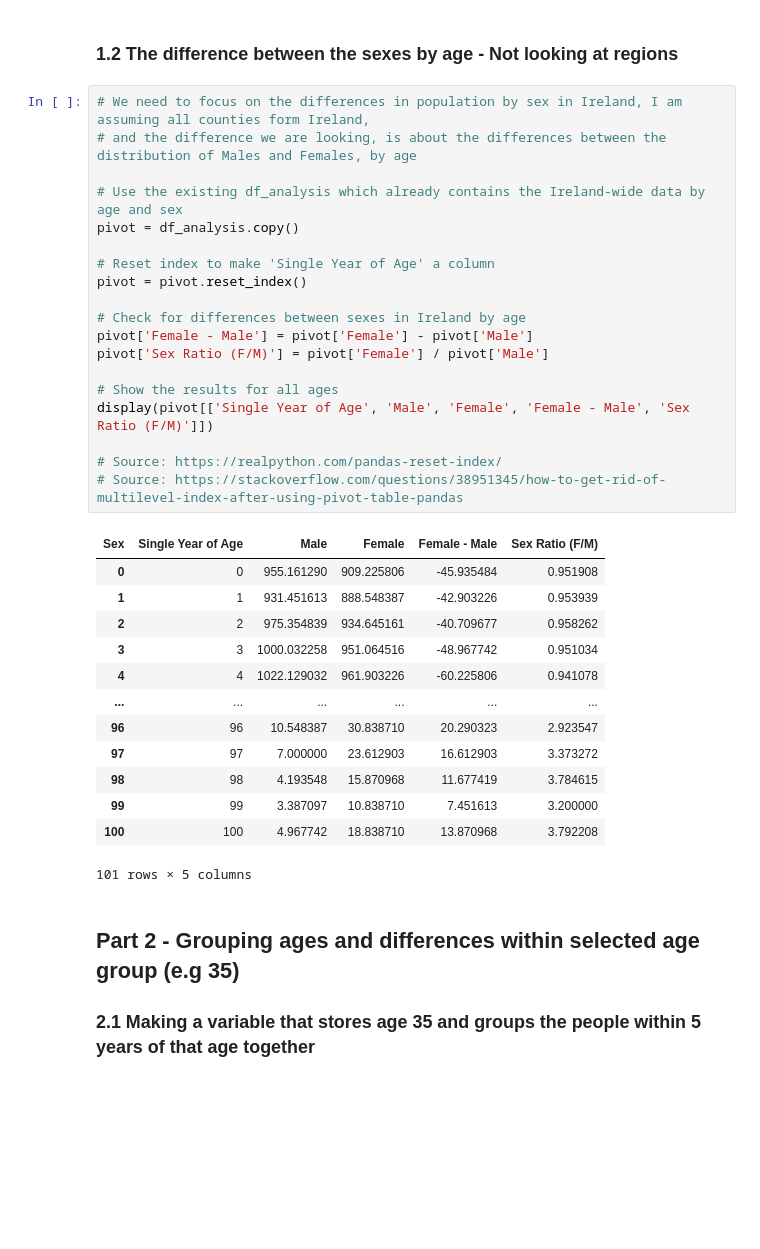
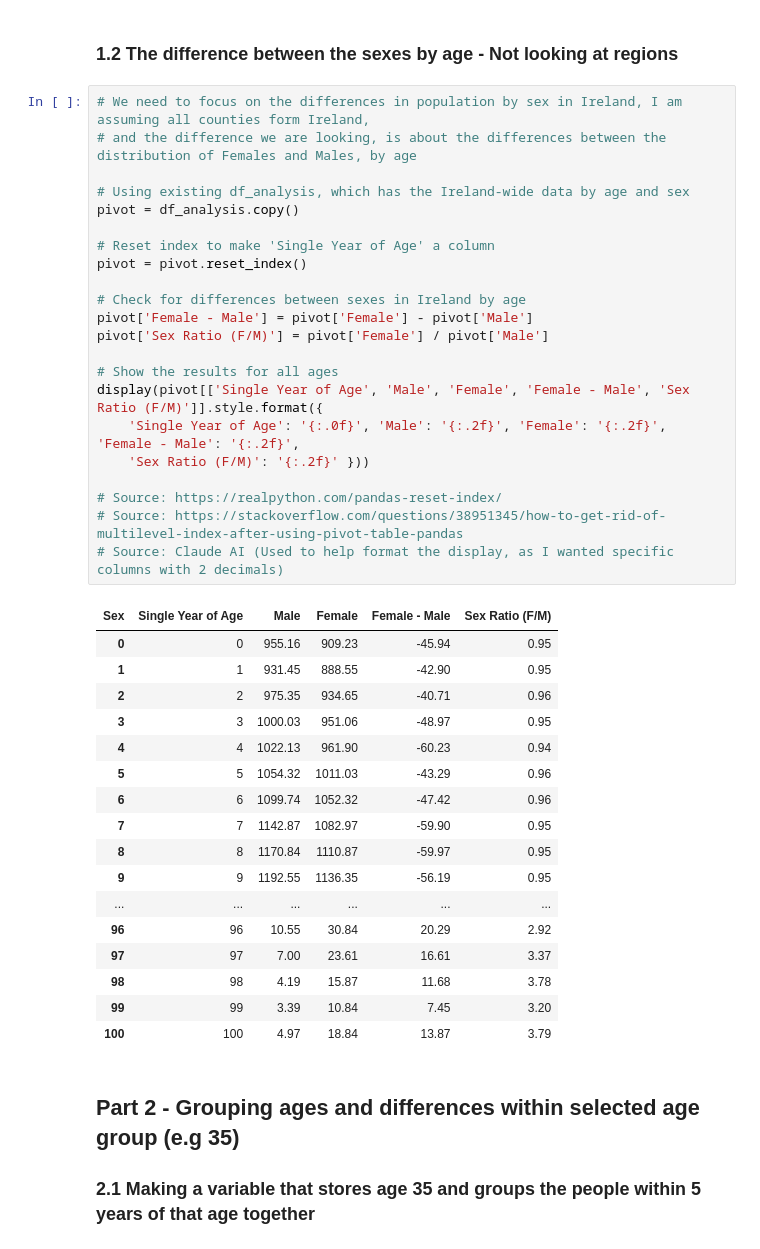
Before and after one commit to marianemcgrath/pfda, a Jupyter notebook: assignment/assignment05_population.ipynb, the cells around one changed output. Cells and saved outputs as stored; diff of their text form; blank space fills up the shorter version.

```diff
--- a/assignment/assignment05_population.ipynb
+++ b/assignment/assignment05_population.ipynb
@@ -146,37 +141,44 @@ Male: 37.7
 ### **1.2 The difference between the sexes by age - Not looking at regions**
 # %%
 # We need to focus on the differences in population by sex in Ireland, I am assuming all counties form Ireland,
-# and the difference we are looking, is about the differences between the distribution of Males and Females, by age
+# and the difference we are looking, is about the differences between the distribution of Females and Males, by age
 
-# Use the existing df_analysis which already contains the Ireland-wide data by age and sex
+# Using existing df_analysis, which has the Ireland-wide data by age and sex
 pivot = df_analysis.copy()
 
 # Reset index to make 'Single Year of Age' a column
 pivot = pivot.reset_index()
 
 # Check for differences between sexes in Ireland by age
 pivot['Female - Male'] = pivot['Female'] - pivot['Male']
 pivot['Sex Ratio (F/M)'] = pivot['Female'] / pivot['Male']
 
 # Show the results for all ages
-display(pivot[['Single Year of Age', 'Male', 'Female', 'Female - Male', 'Sex Ratio (F/M)']])
+display(pivot[['Single Year of Age', 'Male', 'Female', 'Female - Male', 'Sex Ratio (F/M)']].style.format({
+    'Single Year of Age': '{:.0f}', 'Male': '{:.2f}', 'Female': '{:.2f}', 'Female - Male': '{:.2f}',
+    'Sex Ratio (F/M)': '{:.2f}' }))
 
 # Source: https://realpython.com/pandas-reset-index/
 # Source: https://stackoverflow.com/questions/38951345/how-to-get-rid-of-multilevel-index-after-using-pivot-table-pandas
+# Source: Claude AI (Used to help format the display, as I wanted specific columns with 2 decimals)
 # %% [output]
 | Sex | Single Year of Age | Male | Female | Female - Male | Sex Ratio (F/M) |
-| 0 | 0 | 955.161290 | 909.225806 | -45.935484 | 0.951908 |
-| 1 | 1 | 931.451613 | 888.548387 | -42.903226 | 0.953939 |
-| 2 | 2 | 975.354839 | 934.645161 | -40.709677 | 0.958262 |
-| 3 | 3 | 1000.032258 | 951.064516 | -48.967742 | 0.951034 |
-| 4 | 4 | 1022.129032 | 961.903226 | -60.225806 | 0.941078 |
+| 0 | 0 | 955.16 | 909.23 | -45.94 | 0.95 |
+| 1 | 1 | 931.45 | 888.55 | -42.90 | 0.95 |
+| 2 | 2 | 975.35 | 934.65 | -40.71 | 0.96 |
+| 3 | 3 | 1000.03 | 951.06 | -48.97 | 0.95 |
+| 4 | 4 | 1022.13 | 961.90 | -60.23 | 0.94 |
+| 5 | 5 | 1054.32 | 1011.03 | -43.29 | 0.96 |
+| 6 | 6 | 1099.74 | 1052.32 | -47.42 | 0.96 |
+| 7 | 7 | 1142.87 | 1082.97 | -59.90 | 0.95 |
+| 8 | 8 | 1170.84 | 1110.87 | -59.97 | 0.95 |
+| 9 | 9 | 1192.55 | 1136.35 | -56.19 | 0.95 |
 | ... | ... | ... | ... | ... | ... |
-| 96 | 96 | 10.548387 | 30.838710 | 20.290323 | 2.923547 |
-| 97 | 97 | 7.000000 | 23.612903 | 16.612903 | 3.373272 |
-| 98 | 98 | 4.193548 | 15.870968 | 11.677419 | 3.784615 |
-| 99 | 99 | 3.387097 | 10.838710 | 7.451613 | 3.200000 |
-| 100 | 100 | 4.967742 | 18.838710 | 13.870968 | 3.792208 |
+| 96 | 96 | 10.55 | 30.84 | 20.29 | 2.92 |
+| 97 | 97 | 7.00 | 23.61 | 16.61 | 3.37 |
+| 98 | 98 | 4.19 | 15.87 | 11.68 | 3.78 |
+| 99 | 99 | 3.39 | 10.84 | 7.45 | 3.20 |
+| 100 | 100 | 4.97 | 18.84 | 13.87 | 3.79 |
-101 rows × 5 columns
 # %% [markdown]
 ## **Part 2 - Grouping ages and differences within selected age group (e.g 35)**
 
```
Also changed, not shown: parts of 7 cells of this notebook, 4 other files.
